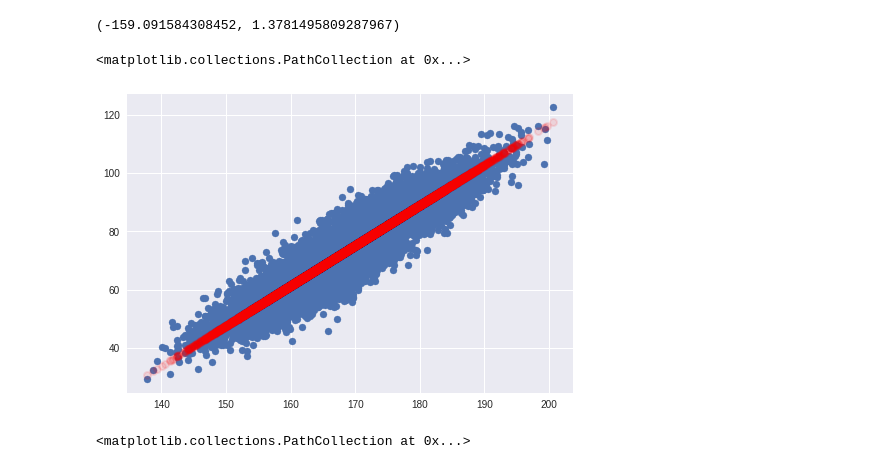
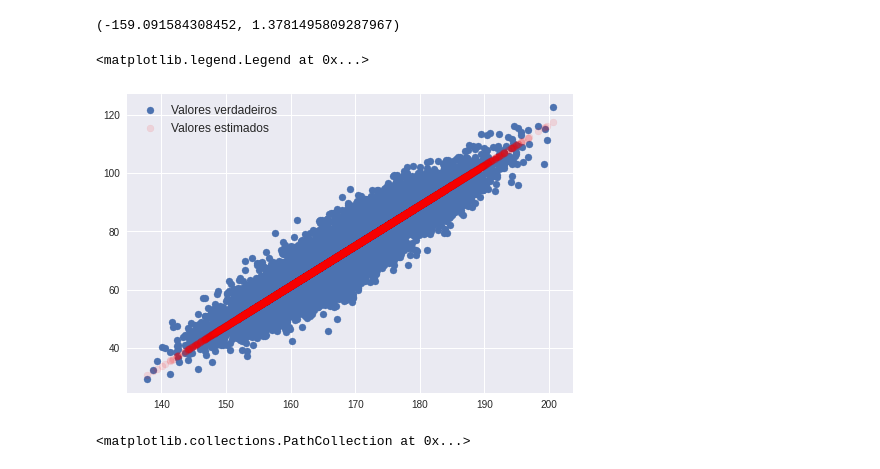
Before and after one commit to walisson-silva-ada/827-data-science, a Jupyter notebook: 02. Regressão Linear/2.1. Regressão Linear Simples.ipynb, the cells around one changed output. Cells and saved outputs as stored; diff of their text form; code cells hidden in the pictures.

```diff
--- a/02. Regressão Linear/2.1. Regressão Linear Simples.ipynb
+++ b/02. Regressão Linear/2.1. Regressão Linear Simples.ipynb
@@ -389,11 +389,13 @@ beta0, beta1
 # %%
 y_est = beta0 + beta1 * X
 # %%
-plt.scatter(X, y)
-plt.scatter(X, y_est, c='red', linewidth=2, alpha=0.1)
+plt.scatter(X, y, label='Valores verdadeiros')
+plt.scatter(X, y_est, c='red', alpha=0.1, label='Valores estimados')
+
+plt.legend(fontsize=12)
 # %% [output]
-<matplotlib.collections.PathCollection at 0x...>
+<matplotlib.legend.Legend at 0x...>
-[figure, old version]
+[figure, new version]
 # %%
 x_0_200 = np.arange(201)
 
```
Also changed, not shown: parts of 28 cells of this notebook.
